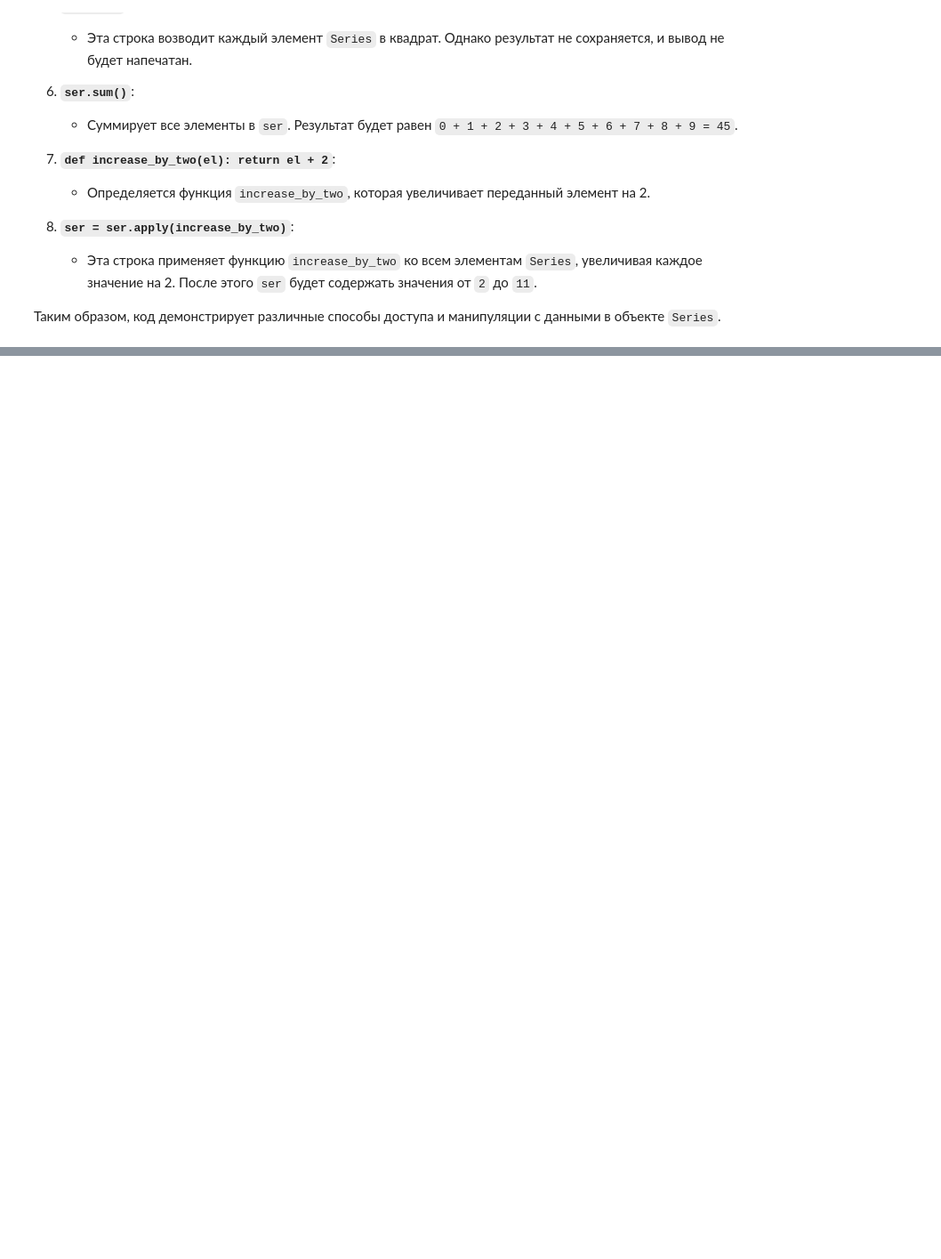
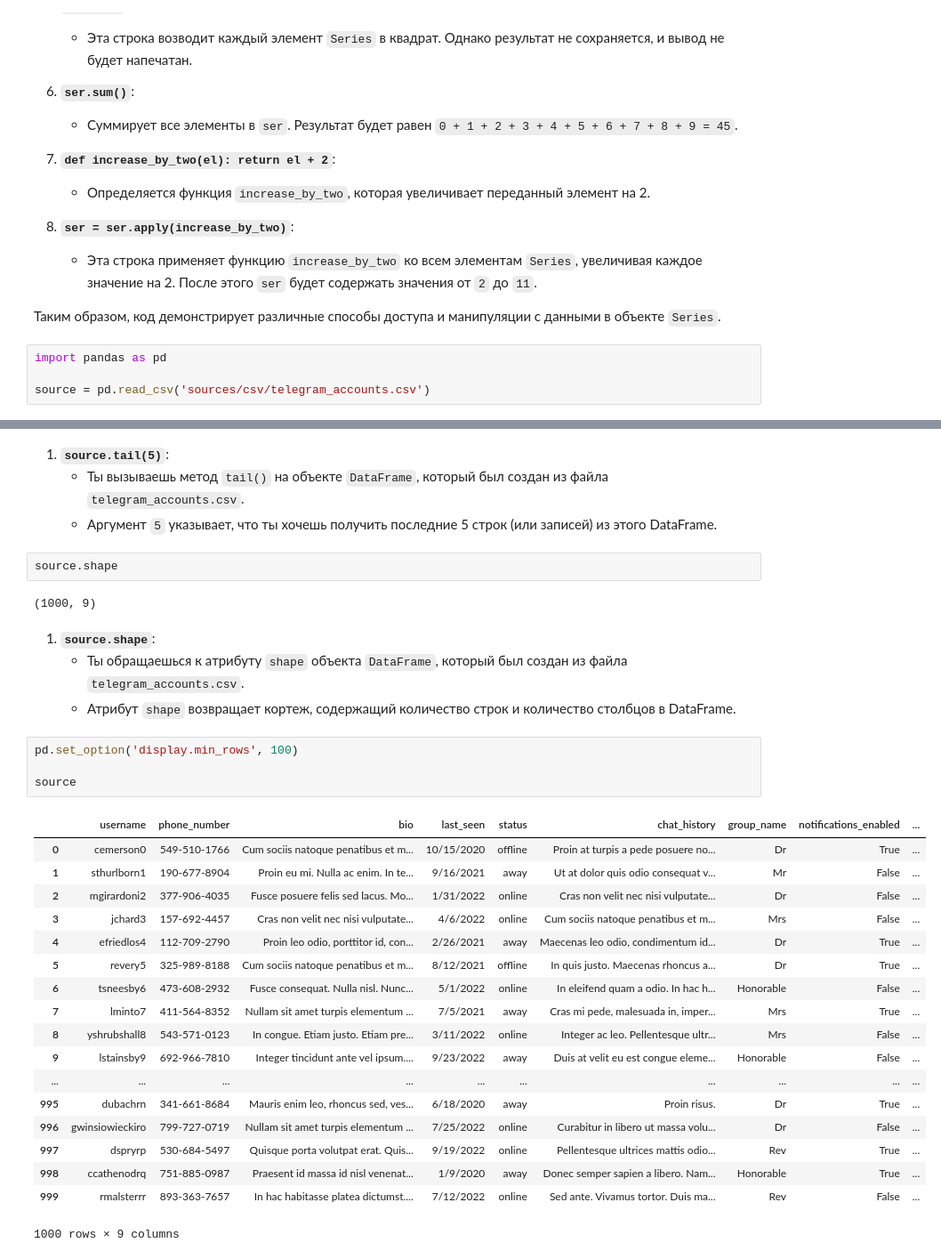
Before and after one commit to marse11e/Data-Science-Exploration, a Jupyter notebook: practice/practice/p_pandas.ipynb, the cells around one changed output, grey strips where cells are left out. Shown at 89% size. Saved outputs shown, nothing was run; the diff lists cells and outputs as text; blank space fills up the shorter version.

Commit message:
read csv 101024 04-50

```diff
--- a/practice/practice/p_pandas.ipynb
+++ b/practice/practice/p_pandas.ipynb
@@ -369,3 +369,7 @@ dtype: int64
     - Эта строка применяет функцию `increase_by_two` ко всем элементам `Series`, увеличивая каждое значение на 2. После этого `ser` будет содержать значения от `2` до `11`.
 
 Таким образом, код демонстрирует различные способы доступа и манипуляции с данными в объекте `Series`.
+# %%
+import pandas as pd
+
+source = pd.read_csv('sources/csv/telegram_accounts.csv')
@@ -371,0 +405,35 @@ dtype: int64
+# %% [markdown]
+1. **`source.tail(5)`**:
+   - Ты вызываешь метод `tail()` на объекте `DataFrame`, который был создан из файла `telegram_accounts.csv`.
+   - Аргумент `5` указывает, что ты хочешь получить последние 5 строк (или записей) из этого DataFrame.
+# %%
+source.shape
+# %% [output]
+(1000, 9)
+# %% [markdown]
+1. **`source.shape`**:
+   - Ты обращаешься к атрибуту `shape` объекта `DataFrame`, который был создан из файла `telegram_accounts.csv`.
+   - Атрибут `shape` возвращает кортеж, содержащий количество строк и количество столбцов в DataFrame.
+# %%
+pd.set_option('display.min_rows', 100)
+
+source
+# %% [output]
+|  | username | phone_number | bio | last_seen | status | chat_history | group_name | notifications_enabled | ... |
+| 0 | cemerson0 | 549-510-1766 | Cum sociis natoque penatibus et m... | 10/15/2020 | offline | Proin at turpis a pede posuere no... | Dr | True | ... |
+| 1 | sthurlborn1 | 190-677-8904 | Proin eu mi. Nulla ac enim. In te... | 9/16/2021 | away | Ut at dolor quis odio consequat v... | Mr | False | ... |
+| 2 | mgirardoni2 | 377-906-4035 | Fusce posuere felis sed lacus. Mo... | 1/31/2022 | online | Cras non velit nec nisi vulputate... | Dr | False | ... |
+| 3 | jchard3 | 157-692-4457 | Cras non velit nec nisi vulputate... | 4/6/2022 | online | Cum sociis natoque penatibus et m... | Mrs | False | ... |
+| 4 | efriedlos4 | 112-709-2790 | Proin leo odio, porttitor id, con... | 2/26/2021 | away | Maecenas leo odio, condimentum id... | Dr | True | ... |
+| 5 | revery5 | 325-989-8188 | Cum sociis natoque penatibus et m... | 8/12/2021 | offline | In quis justo. Maecenas rhoncus a... | Dr | True | ... |
+| 6 | tsneesby6 | 473-608-2932 | Fusce consequat. Nulla nisl. Nunc... | 5/1/2022 | online | In eleifend quam a odio. In hac h... | Honorable | False | ... |
+| 7 | lminto7 | 411-564-8352 | Nullam sit amet turpis elementum ... | 7/5/2021 | away | Cras mi pede, malesuada in, imper... | Mrs | True | ... |
+| 8 | yshrubshall8 | 543-571-0123 | In congue. Etiam justo. Etiam pre... | 3/11/2022 | online | Integer ac leo. Pellentesque ultr... | Mrs | False | ... |
+| 9 | lstainsby9 | 692-966-7810 | Integer tincidunt ante vel ipsum.... | 9/23/2022 | away | Duis at velit eu est congue eleme... | Honorable | False | ... |
+| ... | ... | ... | ... | ... | ... | ... | ... | ... | ... |
+| 995 | dubachrn | 341-661-8684 | Mauris enim leo, rhoncus sed, ves... | 6/18/2020 | away | Proin risus. | Dr | True | ... |
+| 996 | gwinsiowieckiro | 799-727-0719 | Nullam sit amet turpis elementum ... | 7/25/2022 | online | Curabitur in libero ut massa volu... | Dr | False | ... |
+| 997 | dspryrp | 530-684-5497 | Quisque porta volutpat erat. Quis... | 9/19/2022 | online | Pellentesque ultrices mattis odio... | Rev | True | ... |
+| 998 | ccathenodrq | 751-885-0987 | Praesent id massa id nisl venenat... | 1/9/2020 | away | Donec semper sapien a libero. Nam... | Honorable | True | ... |
+| 999 | rmalsterrr | 893-363-7657 | In hac habitasse platea dictumst.... | 7/12/2022 | online | Sed ante. Vivamus tortor. Duis ma... | Rev | False | ... |
+1000 rows × 9 columns
```
Also changed, not shown: parts of 5 cells of this notebook, 5 other files.
